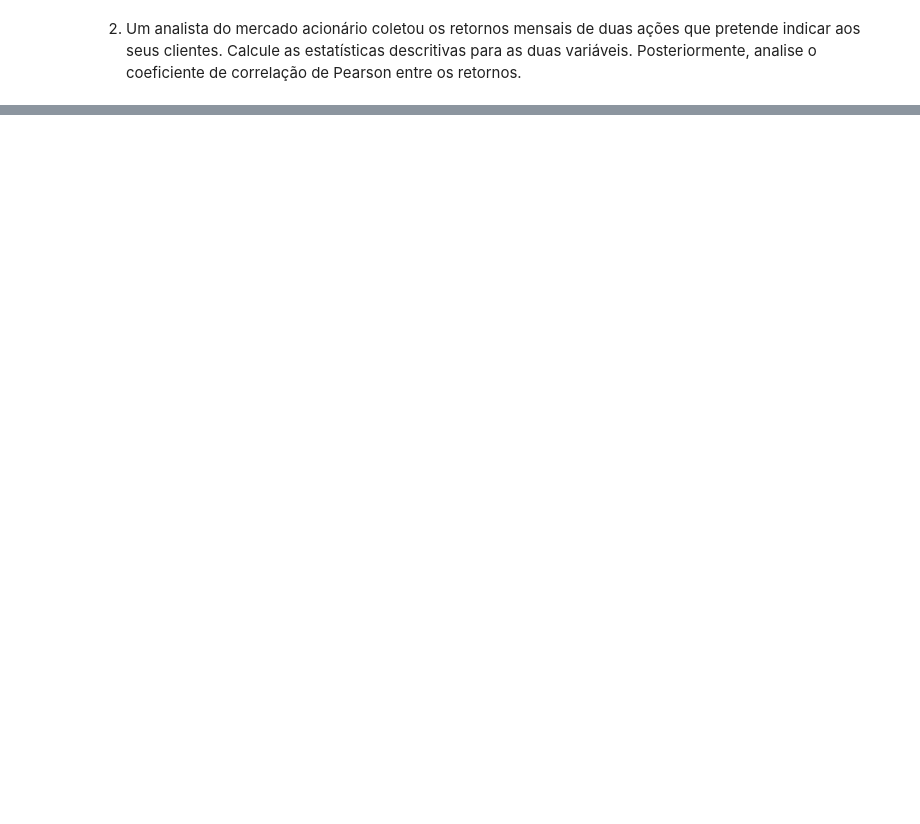
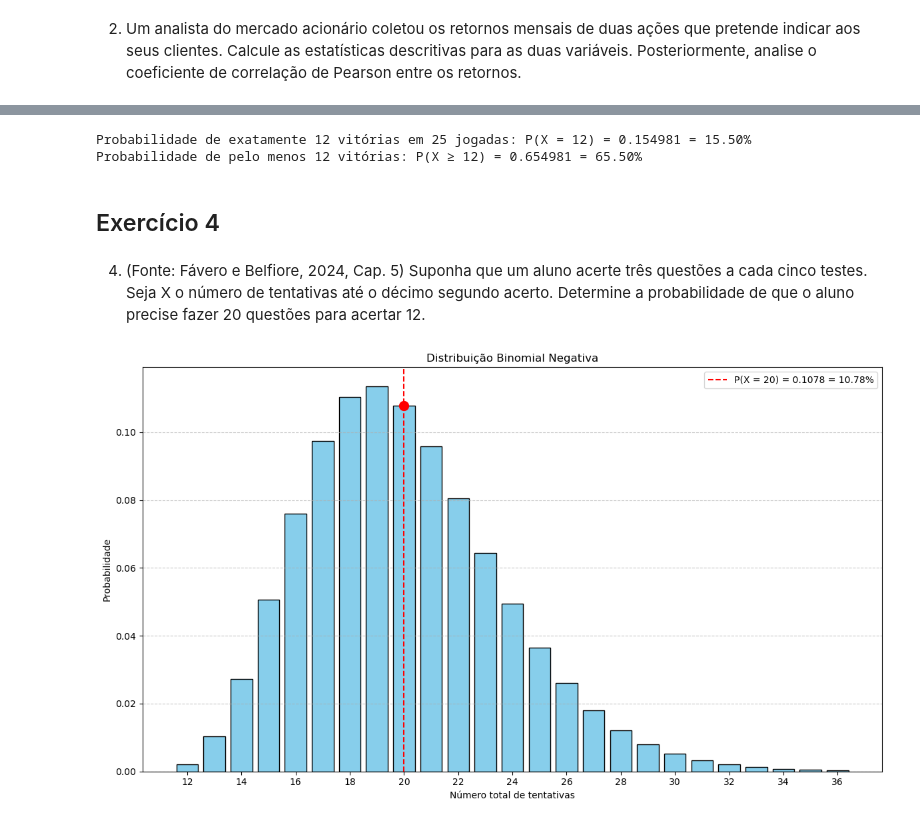
Before and after one commit to brunafrnds/exercicios_mba_data_science, a Jupyter notebook: exercicios_de_estatistica.ipynb, the cells around one changed output, grey strips where cells are left out. Drawn from its saved outputs; the diff is of its cells as text; code cells hidden in the pictures; blank space fills up the shorter version.

```diff
--- a/exercicios_de_estatistica.ipynb
+++ b/exercicios_de_estatistica.ipynb
@@ -166,0 +251,68 @@ plt.show()
+# %%
+# Parâmetros da distribuição binomial
+n = int(input("Digite o número de jogadas (n): "))
+p = float(input("Digite a probabilidade de sucesso por jogada (entre 0 e 1): "))
+k = int(input("Digite o número de vitórias desejadas (k): "))
+
+# Cálculo da probabilidade de exatamente k vitórias
+prob_k = binom.pmf(k, n, p)
+print(f"\nProbabilidade de exatamente {k} vitórias em {n} jogadas: P(X = {k}) = {prob_k:.6f} = {prob_k*100:.2f}%")
+
+# Cálculo da probabilidade de pelo menos k vitórias
+prob_mais_k = 1 - binom.cdf(k - 1, n, p)
+print(f"Probabilidade de pelo menos {k} vitórias: P(X ≥ {k}) = {prob_mais_k:.6f} = {prob_mais_k*100:.2f}%")
+# %% [output]
+Probabilidade de exatamente 12 vitórias em 25 jogadas: P(X = 12) = 0.154981 = 15.50%
+Probabilidade de pelo menos 12 vitórias: P(X ≥ 12) = 0.654981 = 65.50%
+# %% [markdown]
+## Exercício 4
+# %% [markdown]
+4. (Fonte: Fávero e Belfiore, 2024, Cap. 5) Suponha que um aluno acerte três questões a cada cinco testes. Seja X o número de tentativas até o décimo segundo acerto. Determine a probabilidade de que o aluno precise fazer 20 questões para acertar 12.
+# %%
+# Entrada dos parâmetros
+r = int(input("Digite o número de acertos desejado (r): "))
+p = float(input("Digite a probabilidade de acerto por tentativa (entre 0 e 1): "))
+x_especifico = int(input("Digite o número de tentativas (x): "))
+
+# Validando o valor de x_especifico
+if x_especifico < r:
+    print(f"O número de tentativas ({x_especifico}) deve ser maior ou igual ao número de acertos desejado ({r}).")
+else:
+    # Encontrando o limite superior para x onde a probabilidade acumulada atinge um limiar (ex: 99%)
+    prob_acumulada = 0.0
+    x_limite = r
+    while prob_acumulada < 0.999:  # Aumentei para 99.9% para capturar ainda mais probabilidade
+        prob = nbinom.pmf(x_limite - r, r, p)
+        prob_acumulada += prob
+        x_limite += 1
+
+    # Gerando valores da distribuição até o limite encontrado
+    x = np.arange(r, x_limite + 1)
+    y = nbinom.pmf(x - r, r, p)
+
+    # Plotando o gráfico
+    plt.figure(figsize=(12, 7))
+    bars = plt.bar(x, y, color='skyblue', edgecolor='black')
+
+    # Adicionando rótulos em cada barra (opcional, pode ficar denso se x_limite for muito grande)
+    # for bar, prob in zip(bars, y):
+    #     plt.text(bar.get_x() + bar.get_width() / 2, bar.get_height() + 0.001,
+    #              f"{prob:.4f}", ha='center', va='bottom', fontsize=8)
+
+    # Destacando a probabilidade para o número de tentativas específico
+    if r <= x_especifico <= x_limite:
+        prob_especifico = nbinom.pmf(x_especifico - r, r, p)
+        plt.axvline(x_especifico, color='red', linestyle='--', label=f'P(X = {x_especifico}) = {prob_especifico:.4f} = {prob_especifico*100:.2f}%')
+        plt.scatter(x_especifico, prob_especifico, color='red', s=100)  # Adiciona um ponto destacado
+
+    # Título e eixos
+    plt.title(f'Distribuição Binomial Negativa')
+    plt.xlabel('Número total de tentativas')
+    plt.ylabel('Probabilidade')
+    plt.xticks(np.arange(r, x_limite + 1, step=max(1, (x_limite - r) // 10))) # Ajusta os ticks do eixo x
+    plt.grid(axis='y', linestyle='--', alpha=0.7)
+    plt.legend()
+    plt.tight_layout()
+    plt.show()
+# %% [output]
+[figure, added]
```
Also changed, not shown: parts of 24 cells of this notebook.
